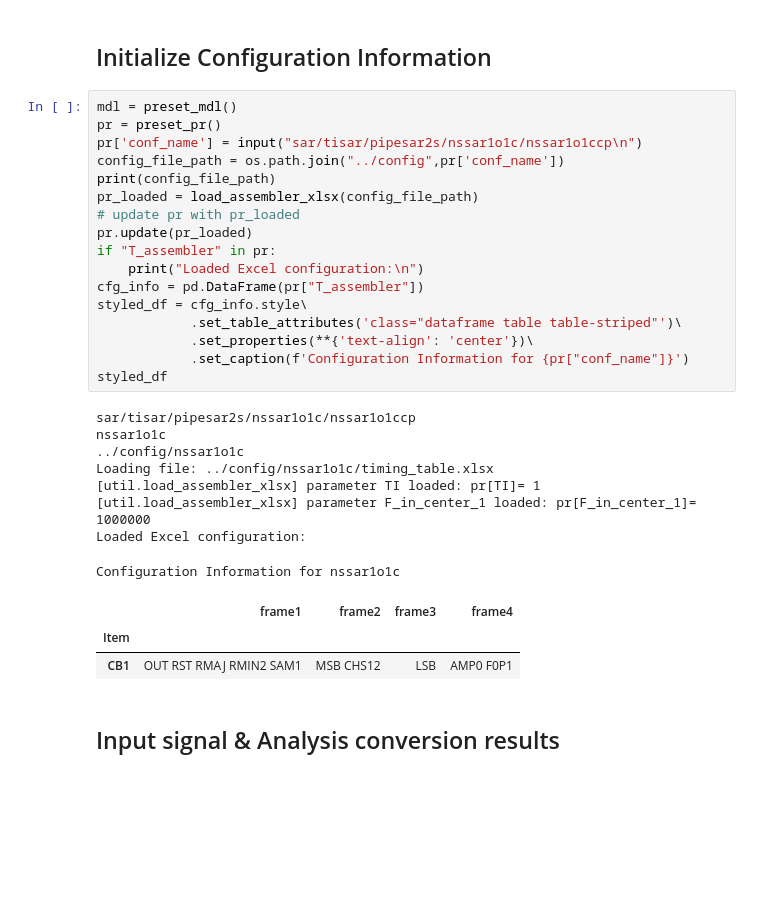
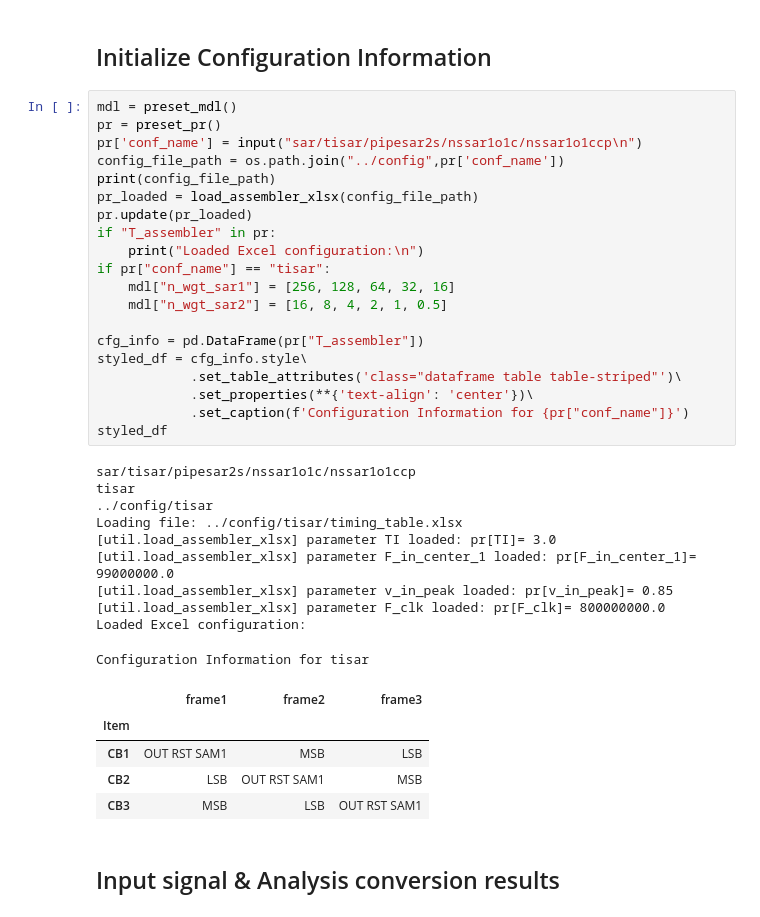
Before and after one commit to lin-k23/RISCA, a Jupyter notebook: simulator1.ipynb, the cells around one changed output. Saved outputs shown, nothing was run; the diff lists cells and outputs as text; blank space fills up the shorter version.

```diff
--- a/simulator1.ipynb
+++ b/simulator1.ipynb
@@ -66,32 +66,39 @@ Resolving deltas: 100% (191/191), done.
 # %%
 mdl = preset_mdl()
 pr = preset_pr()
 pr['conf_name'] = input("sar/tisar/pipesar2s/nssar1o1c/nssar1o1ccp\n")
 config_file_path = os.path.join("../config",pr['conf_name'])
 print(config_file_path)
 pr_loaded = load_assembler_xlsx(config_file_path)
-# update pr with pr_loaded
 pr.update(pr_loaded)
 if "T_assembler" in pr:
     print("Loaded Excel configuration:\n")
+if pr["conf_name"] == "tisar":
+    mdl["n_wgt_sar1"] = [256, 128, 64, 32, 16]
+    mdl["n_wgt_sar2"] = [16, 8, 4, 2, 1, 0.5]
+
 cfg_info = pd.DataFrame(pr["T_assembler"])
 styled_df = cfg_info.style\
             .set_table_attributes('class="dataframe table table-striped"')\
             .set_properties(**{'text-align': 'center'})\
             .set_caption(f'Configuration Information for {pr["conf_name"]}')
 styled_df
 # %% [output]
 sar/tisar/pipesar2s/nssar1o1c/nssar1o1ccp
-nssar1o1c
-../config/nssar1o1c
-Loading file: ../config/nssar1o1c/timing_table.xlsx
-[util.load_assembler_xlsx] parameter TI loaded: pr[TI]= 1
-[util.load_assembler_xlsx] parameter F_in_center_1 loaded: pr[F_in_center_1]= 1000000
+tisar
+../config/tisar
+Loading file: ../config/tisar/timing_table.xlsx
+[util.load_assembler_xlsx] parameter TI loaded: pr[TI]= 3.0
+[util.load_assembler_xlsx] parameter F_in_center_1 loaded: pr[F_in_center_1]= 99000000.0
+[util.load_assembler_xlsx] parameter v_in_peak loaded: pr[v_in_peak]= 0.85
+[util.load_assembler_xlsx] parameter F_clk loaded: pr[F_clk]= 800000000.0
 Loaded Excel configuration:
-Configuration Information for nssar1o1c
+Configuration Information for tisar
-|  | frame1 | frame2 | frame3 | frame4 |
-| Item |  |  |  |  |
-| CB1 | OUT RST RMAJ RMIN2 SAM1 | MSB CHS12 | LSB | AMP0 F0P1 |
+|  | frame1 | frame2 | frame3 |
+| Item |  |  |  |
+| CB1 | OUT RST SAM1 | MSB | LSB |
+| CB2 | LSB | OUT RST SAM1 | MSB |
+| CB3 | MSB | LSB | OUT RST SAM1 |
 # %% [markdown]
 ## Input signal & Analysis conversion results
 # %%
```
Also changed, not shown: parts of 2 cells of this notebook.
